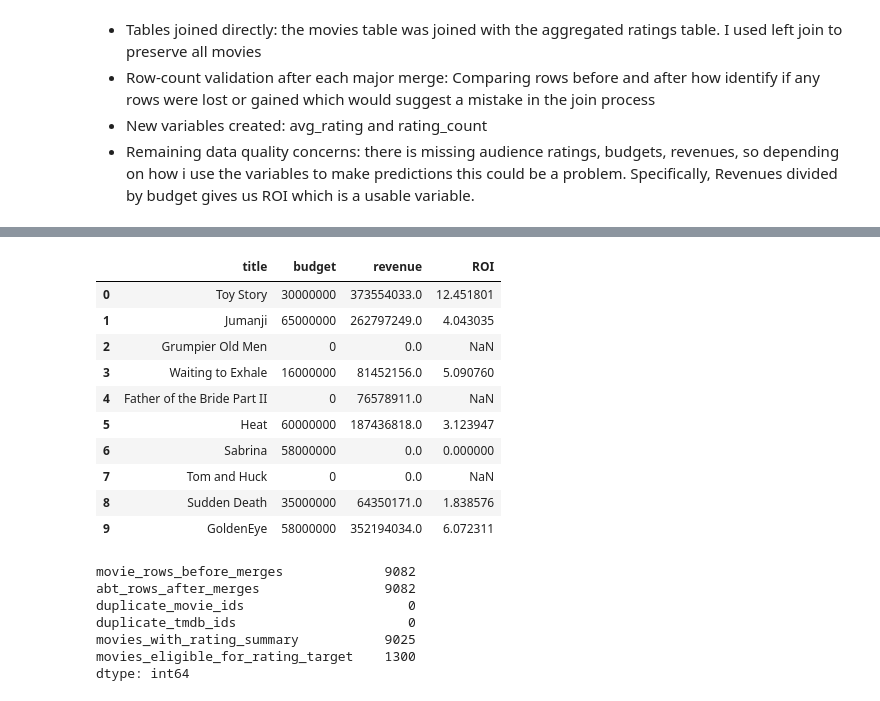
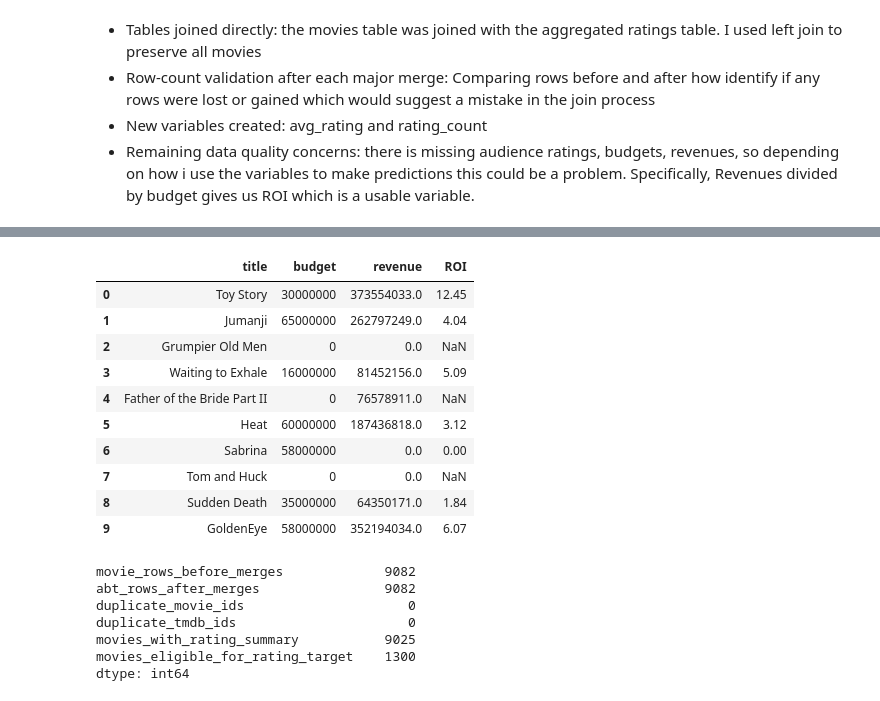
Before and after one commit to zambuggy/BAN-6003-Project-Option-1-Movies, a Jupyter notebook: notebooks/movies_project_starter.ipynb, the cells around one changed output, grey strips where cells are left out. Cells and saved outputs as stored; diff of their text form; code cells hidden in the pictures.

```diff
--- a/notebooks/movies_project_starter.ipynb
+++ b/notebooks/movies_project_starter.ipynb
@@ -375,27 +375,27 @@ Duplicate movie IDs: 0
 # %%
 #calculate ROI
 movies_abt["ROI"] = np.where(
-    movies_abt["budget"] > 0,
-    movies_abt["revenue"] / movies_abt["budget"],
+    (movies_abt["budget"]) > 0 & (movies_abt["revenue"].notna()),
+    (movies_abt["revenue"] / movies_abt["budget"]).round(2),
     np.nan
 )
 
 # Display results
 movies_abt[
     ["title", "budget", "revenue", "ROI"]
 ].head(10)
 # %% [output]
 |  | title | budget | revenue | ROI |
-| 0 | Toy Story | 30000000 | 373554033.0 | 12.451801 |
-| 1 | Jumanji | 65000000 | 262797249.0 | 4.043035 |
+| 0 | Toy Story | 30000000 | 373554033.0 | 12.45 |
+| 1 | Jumanji | 65000000 | 262797249.0 | 4.04 |
 | 2 | Grumpier Old Men | 0 | 0.0 | NaN |
-| 3 | Waiting to Exhale | 16000000 | 81452156.0 | 5.090760 |
+| 3 | Waiting to Exhale | 16000000 | 81452156.0 | 5.09 |
 | 4 | Father of the Bride Part II | 0 | 76578911.0 | NaN |
-| 5 | Heat | 60000000 | 187436818.0 | 3.123947 |
-| 6 | Sabrina | 58000000 | 0.0 | 0.000000 |
+| 5 | Heat | 60000000 | 187436818.0 | 3.12 |
+| 6 | Sabrina | 58000000 | 0.0 | 0.00 |
 | 7 | Tom and Huck | 0 | 0.0 | NaN |
-| 8 | Sudden Death | 35000000 | 64350171.0 | 1.838576 |
-| 9 | GoldenEye | 58000000 | 352194034.0 | 6.072311 |
+| 8 | Sudden Death | 35000000 | 64350171.0 | 1.84 |
+| 9 | GoldenEye | 58000000 | 352194034.0 | 6.07 |
 # %%
 rating_summary = (
     ratings.groupby("movieId")
```
